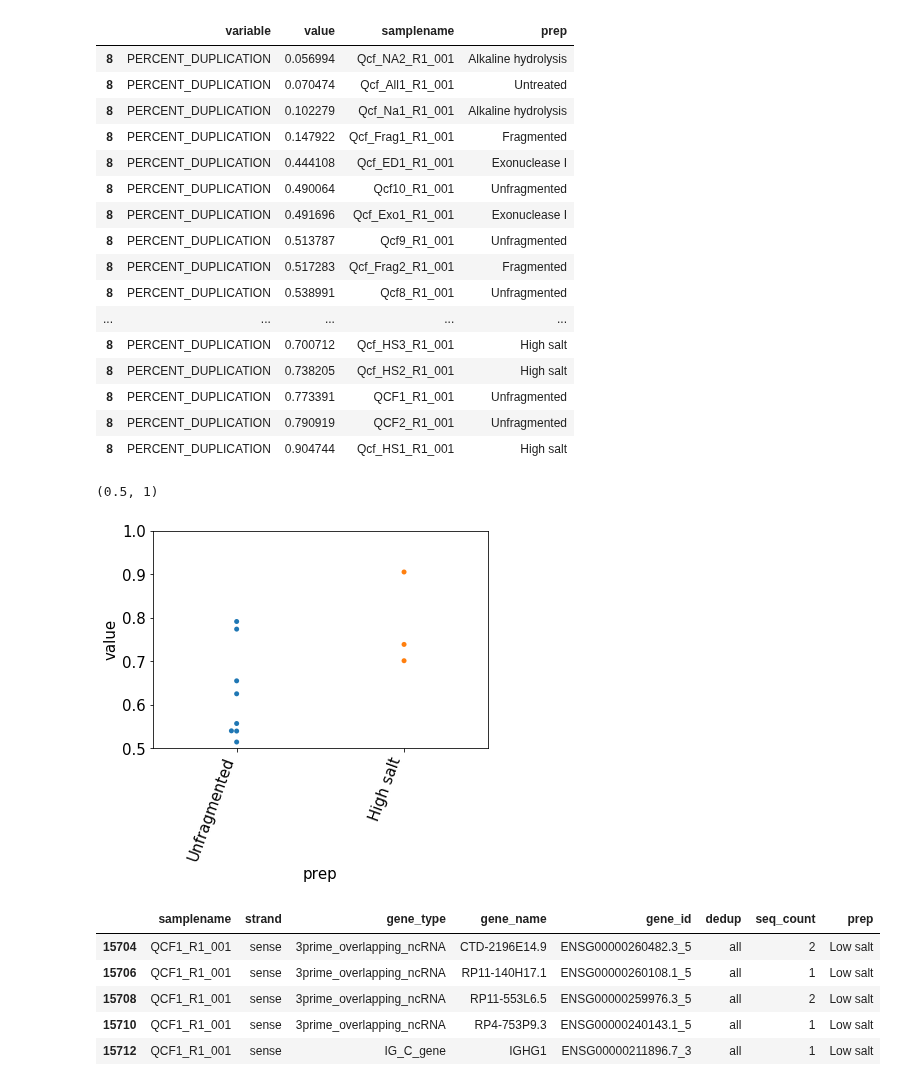
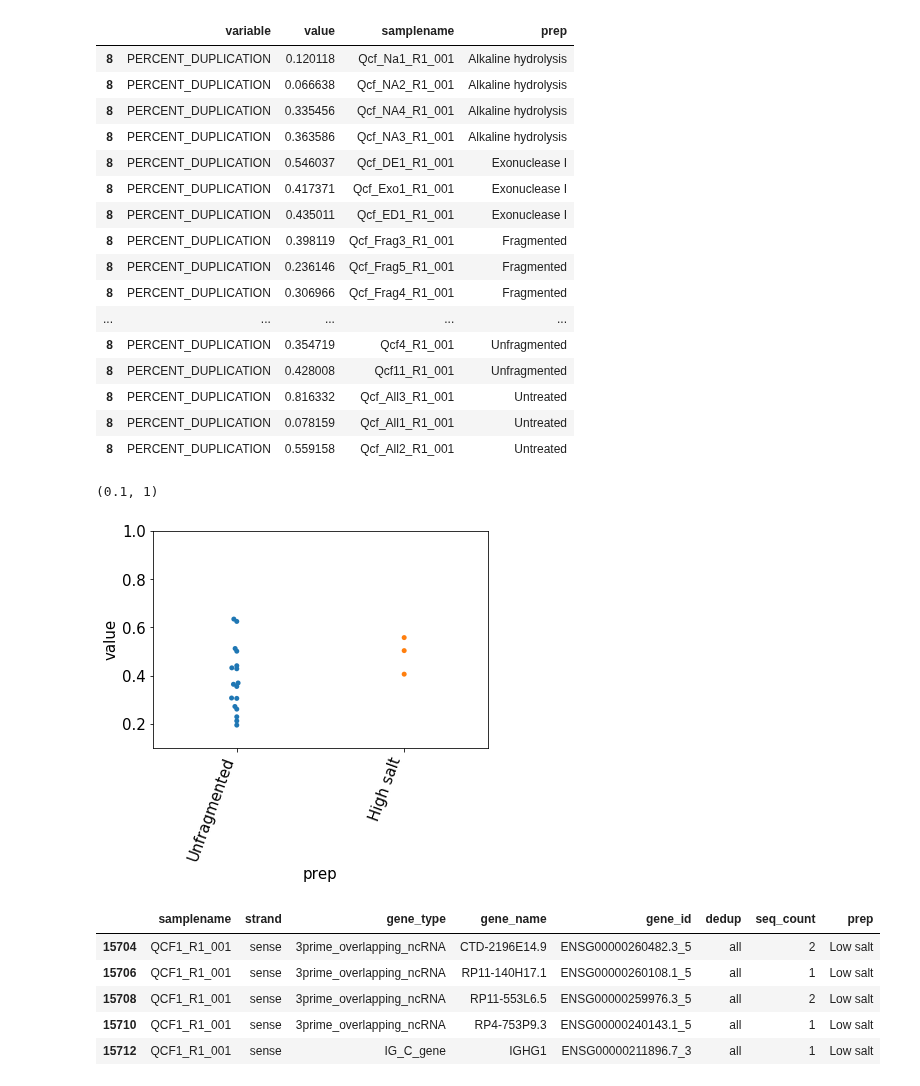
Before and after one commit to wckdouglas/cfNA, a Jupyter notebook: plots/dedup_qc.ipynb, the cells around one changed output. Cells and saved outputs as stored; diff of their text form; code cells hidden in the pictures.

```diff
--- a/plots/dedup_qc.ipynb
+++ b/plots/dedup_qc.ipynb
@@ -31,17 +31,17 @@ def label_sample(x):
 
 def read_dedup(x):
     samplename = os.path.basename(x)
-    dedup_file = x + '/Combined/primary.deduplicated.dedup_metric'
+    dedup_file = x + '/Combined/primary.deduplicated.dedup_metrics'
     if os.path.isfile(dedup_file)  and os.stat(dedup_file).st_size != 0:
         return pd.read_table(dedup_file,
                          skiprows = 6, nrows = 1)\
             .pipe(pd.melt)\
             .assign(samplename = samplename)
 # %%
-project_path = '/stor/work/Lambowitz/cdw2854/cell_Free_nucleotides/tgirt_map'
+project_path = '/stor/work/Lambowitz/cdw2854/cfNA/tgirt_map'
 samples = glob.glob(project_path + '/*R1_001')
 samples = filter(lambda x: re.search('Q[cC][fF]', x), samples)
-samples = filter(lambda x:  not re.search('L[12]', x), samples)
+samples = filter(lambda x:  not re.search('L[0-9E]+', x), samples)
 samples = list(samples)
 
 df = map(read_dedup, samples)
@@ -79,34 +85,34 @@ AttributeError: 'filter' object has no attribute 'pipe'
 df = pd.concat(map(read_dedup, samples)) \
     .pipe(lambda d: d[d.variable.str.contains("PERCEN")]) \
     .assign(prep = lambda d: d.samplename.map(label_sample)) \
-    .sort_values('value')
+    .sort_values('prep')
 df
 # %% [output]
 |  | variable | value | samplename | prep |
-| 8 | PERCENT_DUPLICATION | 0.056994 | Qcf_NA2_R1_001 | Alkaline hydrolysis |
-| 8 | PERCENT_DUPLICATION | 0.070474 | Qcf_All1_R1_001 | Untreated |
-| 8 | PERCENT_DUPLICATION | 0.102279 | Qcf_Na1_R1_001 | Alkaline hydrolysis |
-| 8 | PERCENT_DUPLICATION | 0.147922 | Qcf_Frag1_R1_001 | Fragmented |
-| 8 | PERCENT_DUPLICATION | 0.444108 | Qcf_ED1_R1_001 | Exonuclease I |
-| 8 | PERCENT_DUPLICATION | 0.490064 | Qcf10_R1_001 | Unfragmented |
-| 8 | PERCENT_DUPLICATION | 0.491696 | Qcf_Exo1_R1_001 | Exonuclease I |
-| 8 | PERCENT_DUPLICATION | 0.513787 | Qcf9_R1_001 | Unfragmented |
-| 8 | PERCENT_DUPLICATION | 0.517283 | Qcf_Frag2_R1_001 | Fragmented |
-| 8 | PERCENT_DUPLICATION | 0.538991 | Qcf8_R1_001 | Unfragmented |
+| 8 | PERCENT_DUPLICATION | 0.120118 | Qcf_Na1_R1_001 | Alkaline hydrolysis |
+| 8 | PERCENT_DUPLICATION | 0.066638 | Qcf_NA2_R1_001 | Alkaline hydrolysis |
+| 8 | PERCENT_DUPLICATION | 0.335456 | Qcf_NA4_R1_001 | Alkaline hydrolysis |
+| 8 | PERCENT_DUPLICATION | 0.363586 | Qcf_NA3_R1_001 | Alkaline hydrolysis |
+| 8 | PERCENT_DUPLICATION | 0.546037 | Qcf_DE1_R1_001 | Exonuclease I |
+| 8 | PERCENT_DUPLICATION | 0.417371 | Qcf_Exo1_R1_001 | Exonuclease I |
+| 8 | PERCENT_DUPLICATION | 0.435011 | Qcf_ED1_R1_001 | Exonuclease I |
+| 8 | PERCENT_DUPLICATION | 0.398119 | Qcf_Frag3_R1_001 | Fragmented |
+| 8 | PERCENT_DUPLICATION | 0.236146 | Qcf_Frag5_R1_001 | Fragmented |
+| 8 | PERCENT_DUPLICATION | 0.306966 | Qcf_Frag4_R1_001 | Fragmented |
 | ... | ... | ... | ... | ... |
-| 8 | PERCENT_DUPLICATION | 0.700712 | Qcf_HS3_R1_001 | High salt |
-| 8 | PERCENT_DUPLICATION | 0.738205 | Qcf_HS2_R1_001 | High salt |
-| 8 | PERCENT_DUPLICATION | 0.773391 | QCF1_R1_001 | Unfragmented |
-| 8 | PERCENT_DUPLICATION | 0.790919 | QCF2_R1_001 | Unfragmented |
-| 8 | PERCENT_DUPLICATION | 0.904744 | Qcf_HS1_R1_001 | High salt |
+| 8 | PERCENT_DUPLICATION | 0.354719 | Qcf4_R1_001 | Unfragmented |
+| 8 | PERCENT_DUPLICATION | 0.428008 | Qcf11_R1_001 | Unfragmented |
+| 8 | PERCENT_DUPLICATION | 0.816332 | Qcf_All3_R1_001 | Untreated |
+| 8 | PERCENT_DUPLICATION | 0.078159 | Qcf_All1_R1_001 | Untreated |
+| 8 | PERCENT_DUPLICATION | 0.559158 | Qcf_All2_R1_001 | Untreated |
 # %%
 ax = plt.subplot()
 sns.swarmplot(data = df.pipe(lambda d: d[d.prep.str.contains('Unf|Hi')]), x = 'prep', y = 'value', ax = ax)
 xt = ax.set_xticklabels(ax.get_xticklabels(), rotation = 70, ha = 'right')
-ax.set_ylim(0.5,1)
+ax.set_ylim(0.1,1)
 # %% [output]
-(0.5, 1)
+(0.1, 1)
-[figure, old version]
+[figure, new version]
 # %%
 # %% [output]
 |  | samplename | strand | gene_type | gene_name | gene_id | dedup | seq_count | prep |
```
Also changed, not shown: parts of 2 cells of this notebook, 4 other files.
